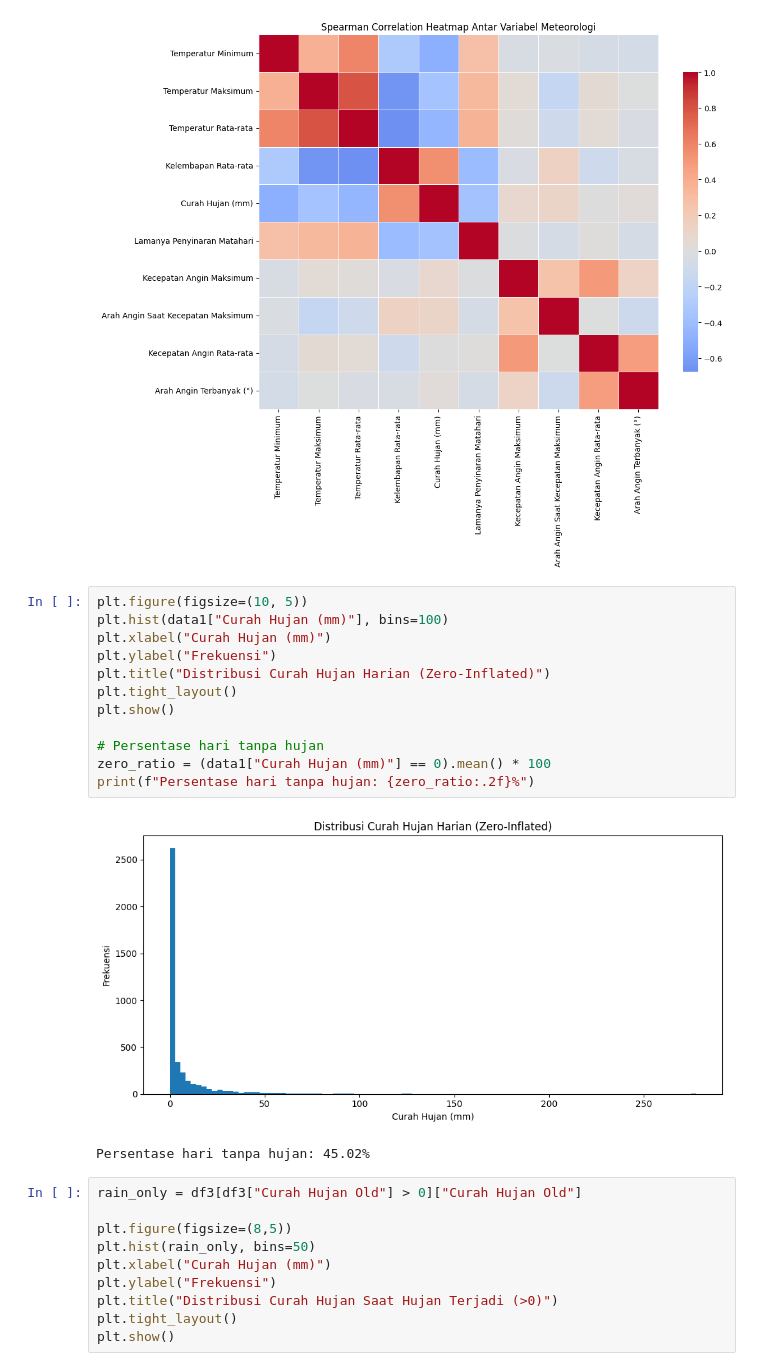
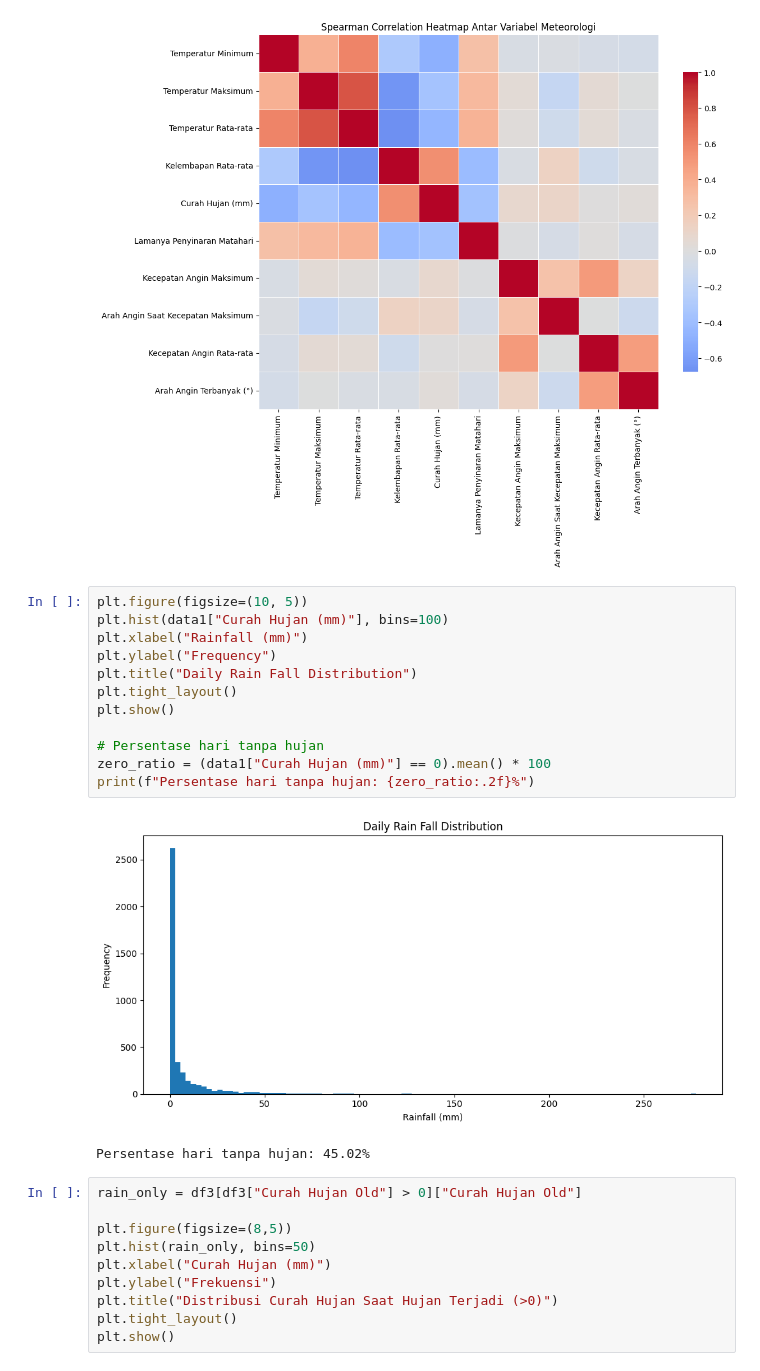
Before and after one commit to Ayusekar22/Jakarta-Weather-Prediction-2025, a Jupyter notebook: Jakarta_Weather_Analysis.ipynb, the cells around one changed output. Saved outputs shown, nothing was run; the diff lists cells and outputs as text.

```diff
--- a/Jakarta_Weather_Analysis.ipynb
+++ b/Jakarta_Weather_Analysis.ipynb
@@ -169,17 +169,17 @@ plt.show()
 # %%
 plt.figure(figsize=(10, 5))
 plt.hist(data1["Curah Hujan (mm)"], bins=100)
-plt.xlabel("Curah Hujan (mm)")
-plt.ylabel("Frekuensi")
-plt.title("Distribusi Curah Hujan Harian (Zero-Inflated)")
+plt.xlabel("Rainfall (mm)")
+plt.ylabel("Frequency")
+plt.title("Daily Rain Fall Distribution")
 plt.tight_layout()
 plt.show()
 
 # Persentase hari tanpa hujan
 zero_ratio = (data1["Curah Hujan (mm)"] == 0).mean() * 100
 print(f"Persentase hari tanpa hujan: {zero_ratio:.2f}%")
 # %% [output]
-[figure, old version]
+[figure, new version]
 Persentase hari tanpa hujan: 45.02%
 # %%
 rain_only = df3[df3["Curah Hujan Old"] > 0]["Curah Hujan Old"]
```
Also changed, not shown: 2 other files.
